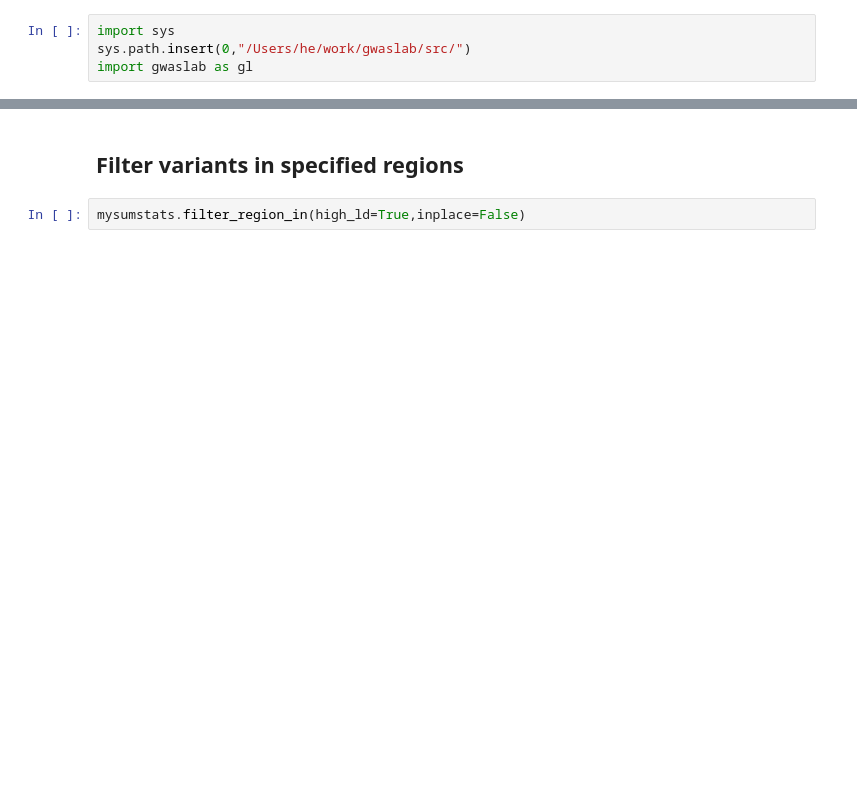
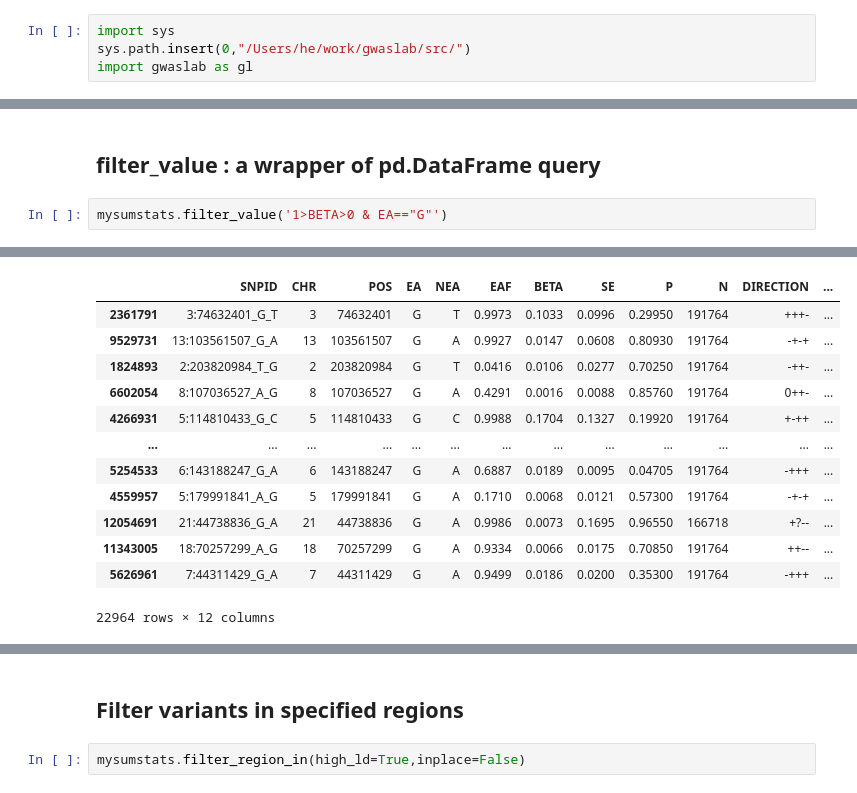
Before and after one commit to Cloufield/gwaslab, a Jupyter notebook: examples/quality_control_and_filtering.ipynb, the cells around one changed output, grey strips where cells are left out. Saved outputs shown, nothing was run; the diff lists cells and outputs as text; blank space fills up the shorter version.

```diff
--- a/examples/quality_control_and_filtering.ipynb
+++ b/examples/quality_control_and_filtering.ipynb
@@ -70,0 +91,5 @@ Mon Oct 31 15:25:20 2022 Finished normalizing variants successfully!
+# %% [markdown]
+## filter_value : a wrapper of pd.DataFrame query
+# %%
+mysumstats.filter_value('1>BETA>0 & EA=="G"')
+# %% [output]
@@ -70,0 +99,13 @@ Mon Oct 31 15:25:20 2022 Finished normalizing variants successfully!
+|  | SNPID | CHR | POS | EA | NEA | EAF | BETA | SE | P | N | DIRECTION | ... |
+| 2361791 | 3:74632401_G_T | 3 | 74632401 | G | T | 0.9973 | 0.1033 | 0.0996 | 0.29950 | 191764 | +++- | ... |
+| 9529731 | 13:103561507_G_A | 13 | 103561507 | G | A | 0.9927 | 0.0147 | 0.0608 | 0.80930 | 191764 | -+-+ | ... |
+| 1824893 | 2:203820984_T_G | 2 | 203820984 | G | T | 0.0416 | 0.0106 | 0.0277 | 0.70250 | 191764 | -++- | ... |
+| 6602054 | 8:107036527_A_G | 8 | 107036527 | G | A | 0.4291 | 0.0016 | 0.0088 | 0.85760 | 191764 | 0++- | ... |
+| 4266931 | 5:114810433_G_C | 5 | 114810433 | G | C | 0.9988 | 0.1704 | 0.1327 | 0.19920 | 191764 | +-++ | ... |
+| ... | ... | ... | ... | ... | ... | ... | ... | ... | ... | ... | ... | ... |
+| 5254533 | 6:143188247_G_A | 6 | 143188247 | G | A | 0.6887 | 0.0189 | 0.0095 | 0.04705 | 191764 | -+++ | ... |
+| 4559957 | 5:179991841_A_G | 5 | 179991841 | G | A | 0.1710 | 0.0068 | 0.0121 | 0.57300 | 191764 | -+-+ | ... |
+| 12054691 | 21:44738836_G_A | 21 | 44738836 | G | A | 0.9986 | 0.0073 | 0.1695 | 0.96550 | 166718 | +?-- | ... |
+| 11343005 | 18:70257299_A_G | 18 | 70257299 | G | A | 0.9334 | 0.0066 | 0.0175 | 0.70850 | 191764 | ++-- | ... |
+| 5626961 | 7:44311429_G_A | 7 | 44311429 | G | A | 0.9499 | 0.0186 | 0.0200 | 0.35300 | 191764 | -+++ | ... |
+22964 rows × 12 columns
```
Also changed, not shown: parts of 10 cells of this notebook, 3 other files.
